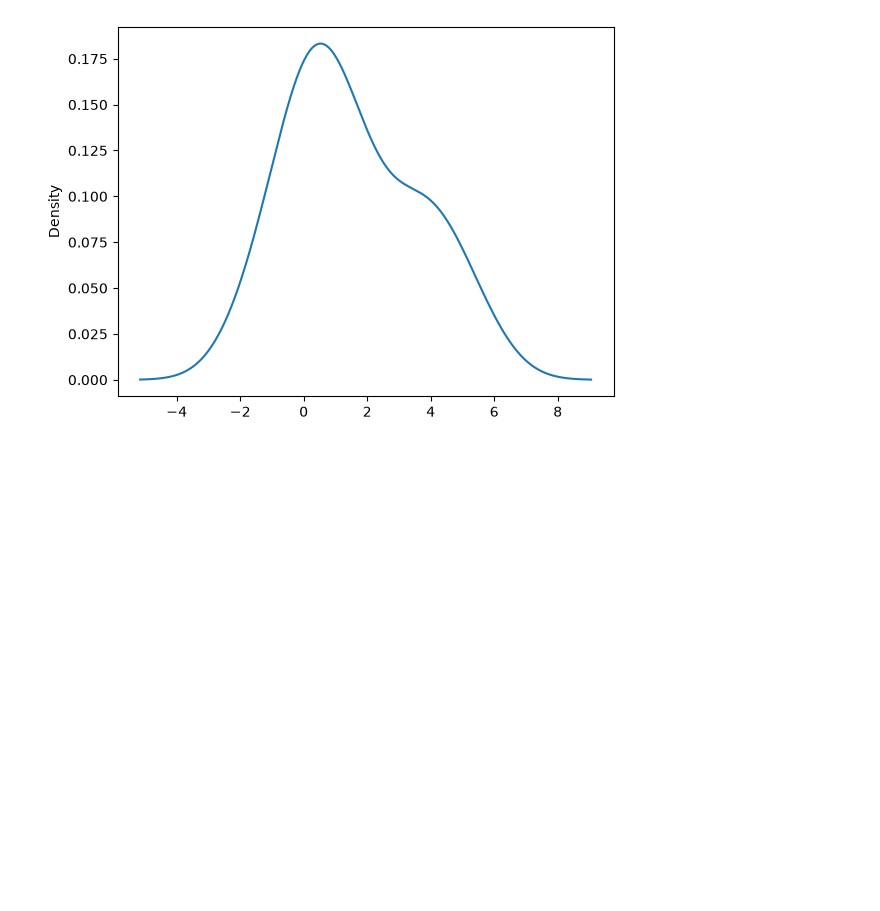
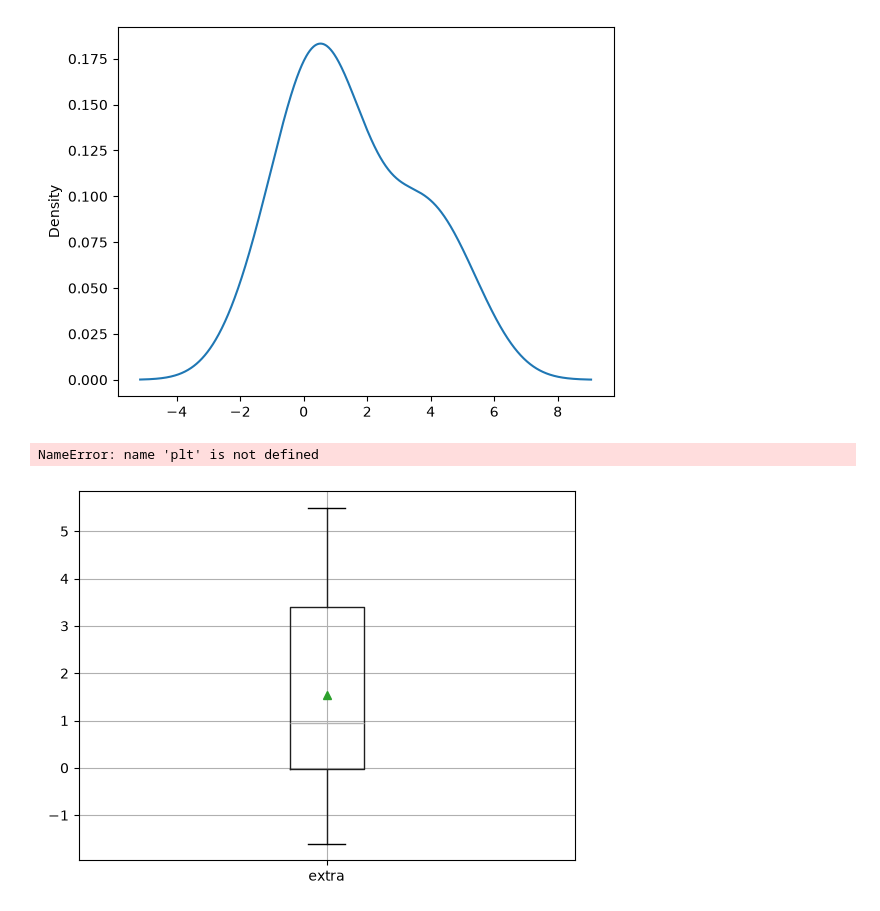
Before and after one commit to gc4113n/Fall-Winter2026, a Jupyter notebook: Georgia Allen.ipynb, the cells around one changed output. Saved outputs shown, nothing was run; the diff lists cells and outputs as text; code cells hidden in the pictures; blank space fills up the shorter version.

```diff
--- a/Georgia Allen.ipynb
+++ b/Georgia Allen.ipynb
@@ -24,3 +24,11 @@ datafile["extra"].plot(kind="density")
 # %% [output]
 <Axes: ylabel='Density'>
 [figure]
+# %%
+datafile.boxplot(
+    column="extra",
+    showmeans=True)
+plt.show()
+# %% [output]
+NameError: name 'plt' is not defined
+[figure, added]
```
